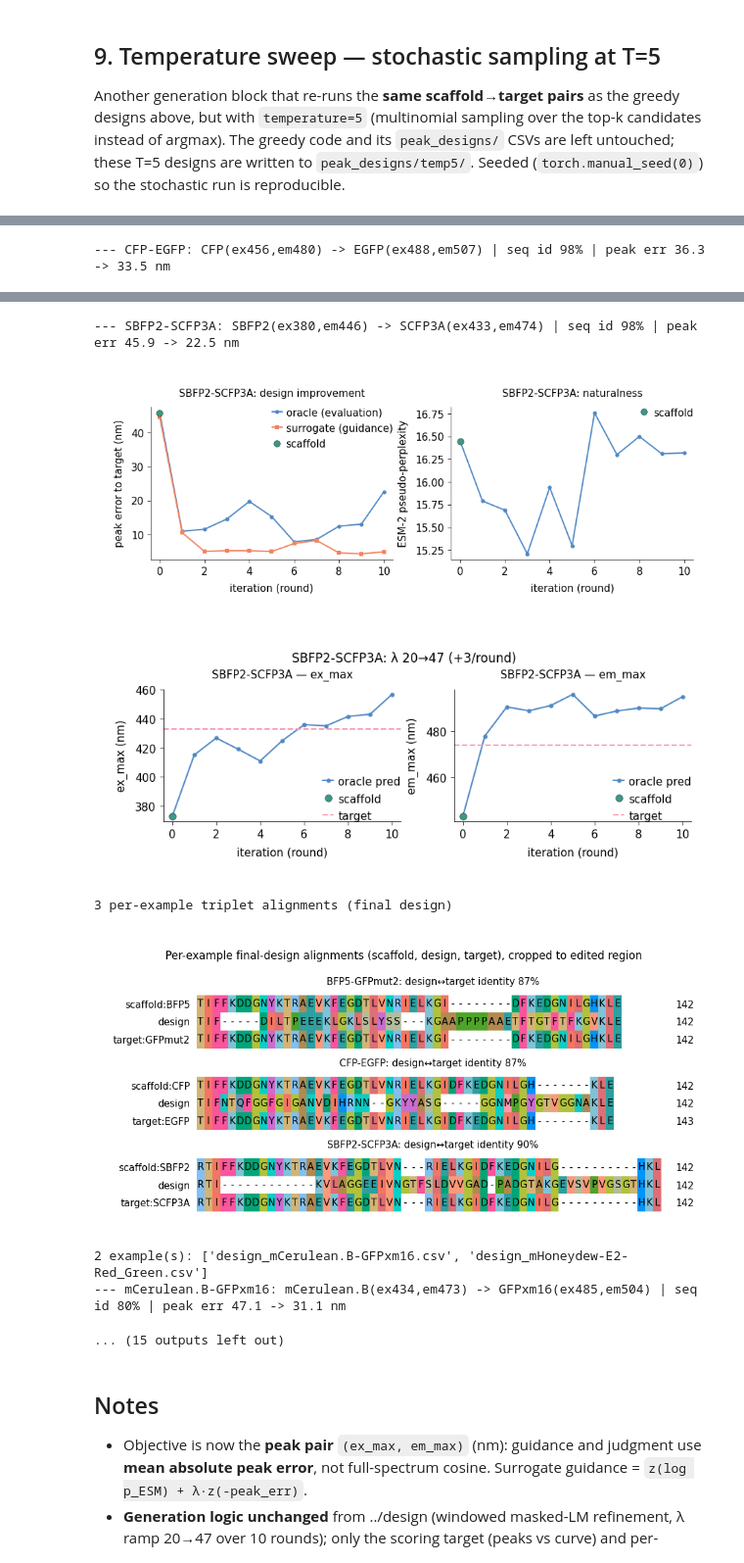
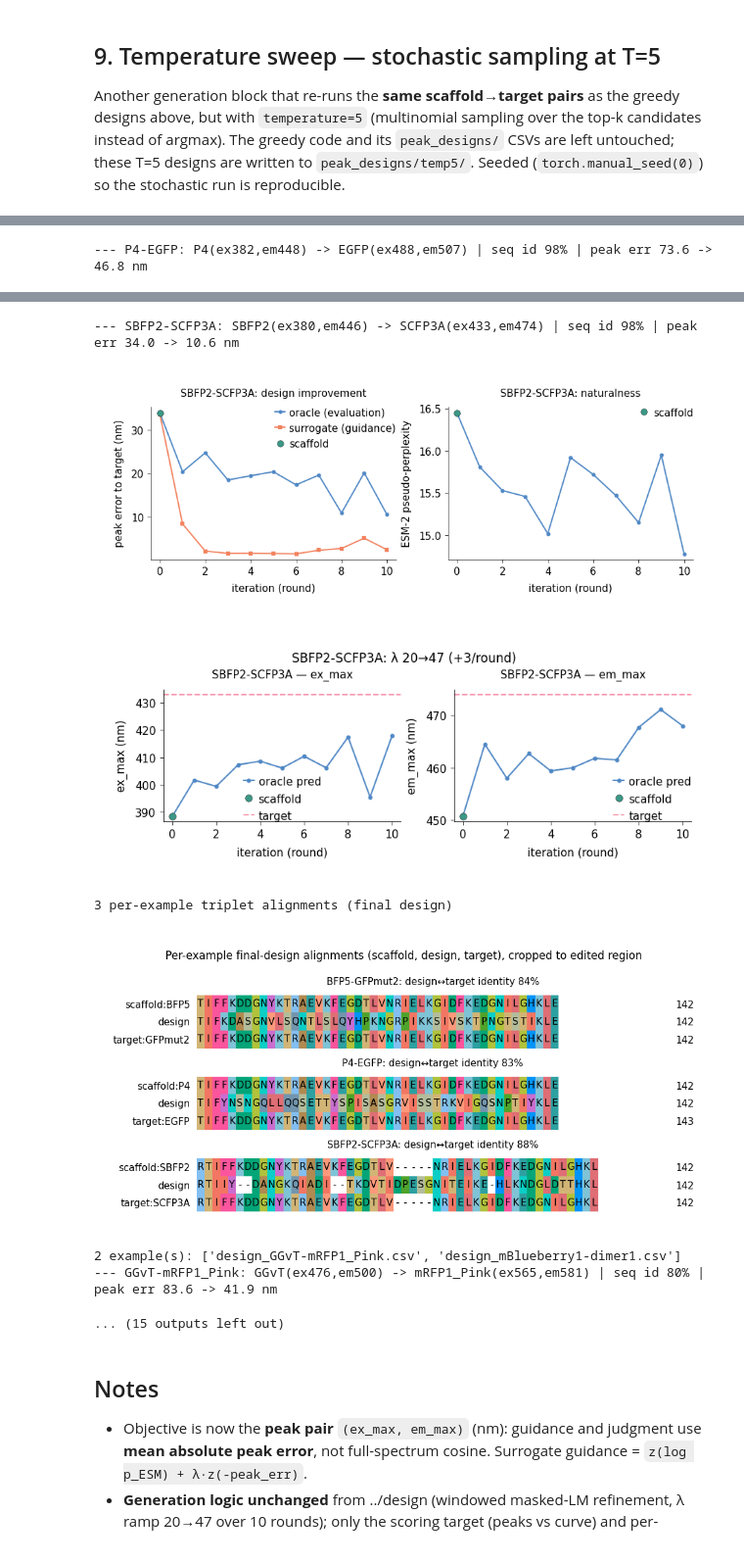
Before and after one commit to Arcadia-Science/FPguide, a Jupyter notebook: peak_design/guided_design_peak.ipynb, the cells around one changed output, grey strips where cells are left out. Shown at 98% size. Saved outputs shown, nothing was run; the diff lists cells and outputs as text; code cells hidden in the pictures.

Commit message:
updated guided generation after data cleaning

```diff
--- a/peak_design/guided_design_peak.ipynb
+++ b/peak_design/guided_design_peak.ipynb
@@ -28,10 +28,10 @@ class _C:
     def __getattr__(self, k): return getattr(apc, k) if HAVE_APC else {"aegean":"#2b6c8f","amber":"#f6a200","rose":"#c5474b","seaweed":"#3b8a6e","gray":"#888888","wish":"#5088c5","aster":"#7a5ea8"}.get(k,"#333333")
 apc_c=_C()
 
-TD="training_data"; CUR=os.path.join(TD,"curated")   # CURATED data + split (matches dual models)
+CUR="../dataset_pipeline/data/peak/curated"   # curated data + dual split (new pipeline; matches dual models)
 dev=torch.device("mps") if (getattr(torch.backends,"mps",None) and torch.backends.mps.is_available()) \
     else (torch.device("cuda") if torch.cuda.is_available() else torch.device("cpu"))
-rows=list(csv.DictReader(open(os.path.join(CUR,"peak_assignments.csv")))); N=len(rows)
+rows=list(csv.DictReader(open(os.path.join(CUR,"peaks_assignments.csv")))); N=len(rows)
 peaks=np.load(os.path.join(CUR,"peaks.npy")).astype(np.float32); EXM=peaks[:,0]; EMM=peaks[:,1]
 seqs=[None]*N; h=None
 for line in open(os.path.join(CUR,"sequences.fasta")):
@@ -127,7 +127,7 @@ continuing from the previous round; candidates scored by `naturalness + λ·peak
 `(ex_max, em_max)`. **Schedule:** start λ=20, ramp +3/round for 10 rounds. Each example → its own
 `peak_designs/design_<scaffold>-<target>.csv` (round-0 row = scaffold).
 # %%
-REGENERATE=False       # set False to reuse existing peak_designs/design_*.csv
+REGENERATE=True        # regenerate with the NEW dual models (resumable: skips designs whose CSV exists)
 LAM_START=20; LAM_STEP=3; N_ROUNDS=10; WINDOW=40; K_TOP=6
 EM_GAP_MIN=20; EM_GAP_MAX=80; IDENT_MAX=0.98; N_EXAMPLES=3
 desdir="peak_designs"; os.makedirs(desdir, exist_ok=True)
@@ -159,6 +159,9 @@ COLS=["example","lam_used","round","scaffold_name","scaffold_idx","scaffold_ex",
 def run_design(pairs, outdir, temperature=0.0):
     schedule=[(r, LAM_START+LAM_STEP*(r-1)) for r in range(1,N_ROUNDS+1)]; saved=[]
     for si,ti in pairs:
+        _name=f"{rows[si]['name']}-{rows[ti]['name']}"; _fn=os.path.join(outdir, f"design_{sanitize(_name)}.csv")
+        if os.path.exists(_fn):                                   # resumable: already generated -> skip
+            print(f"[{_name}] cached -> skip"); saved.append(_fn); continue
         scaffold=seqs[si]; tgt=torch.tensor(peaks[ti],device=dev); Llen=len(scaffold); mid=Llen//2
         editable=list(range(max(0,mid-WINDOW//2),min(Llen,mid+WINDOW//2)))
         name=f"{rows[si]['name']}-{rows[ti]['name']}"; idn=seq_identity(scaffold,seqs[ti])
@@ -390,7 +425,7 @@ Another generation block that re-runs the **same scaffold→target pairs** as th
 # %%
 # Another generation block: stochastic sampling at T=5 (greedy run + its CSVs above are untouched)
 import glob, torch
-REGENERATE_T5=False    # False -> reuse existing peak_designs/temp5/*.csv (just re-plot)
+REGENERATE_T5=True     # regenerate T=5 with the new models (resumable)
 TEMP=5
 tempdir=os.path.join(desdir,"temp5"); os.makedirs(os.path.join(tempdir,"moderate"), exist_ok=True)
 def _pairs_from_csvs(files):
@@ -427 +476 @@ _=show_best(t5m, f"T={TEMP} | ~80% identity, distinct ex/em peaks")
---- CFP-EGFP: CFP(ex456,em480) -> EGFP(ex488,em507) | seq id 98% | peak err 36.3 -> 33.5 nm
+--- P4-EGFP: P4(ex382,em448) -> EGFP(ex488,em507) | seq id 98% | peak err 73.6 -> 46.8 nm
@@ -430,10 +479,10 @@ _=show_best(t5m, f"T={TEMP} | ~80% identity, distinct ex/em peaks")
---- SBFP2-SCFP3A: SBFP2(ex380,em446) -> SCFP3A(ex433,em474) | seq id 98% | peak err 45.9 -> 22.5 nm
+--- SBFP2-SCFP3A: SBFP2(ex380,em446) -> SCFP3A(ex433,em474) | seq id 98% | peak err 34.0 -> 10.6 nm
-[figure, old version]
+[figure, new version]
-[figure, old version]
+[figure, new version]
 3 per-example triplet alignments (final design)
-[figure, old version]
+[figure, new version]
-2 example(s): ['design_mCerulean.B-GFPxm16.csv', 'design_mHoneydew-E2-Red_Green.csv']
---- mCerulean.B-GFPxm16: mCerulean.B(ex434,em473) -> GFPxm16(ex485,em504) | seq id 80% | peak err 47.1 -> 31.1 nm
+2 example(s): ['design_GGvT-mRFP1_Pink.csv', 'design_mBlueberry1-dimer1.csv']
+--- GGvT-mRFP1_Pink: GGvT(ex476,em500) -> mRFP1_Pink(ex565,em581) | seq id 80% | peak err 83.6 -> 41.9 nm
 ... (15 outputs left out)
 # %% [markdown]
 ## Notes
```
Also changed, not shown: parts of 13 cells of this notebook, 25 other files.
